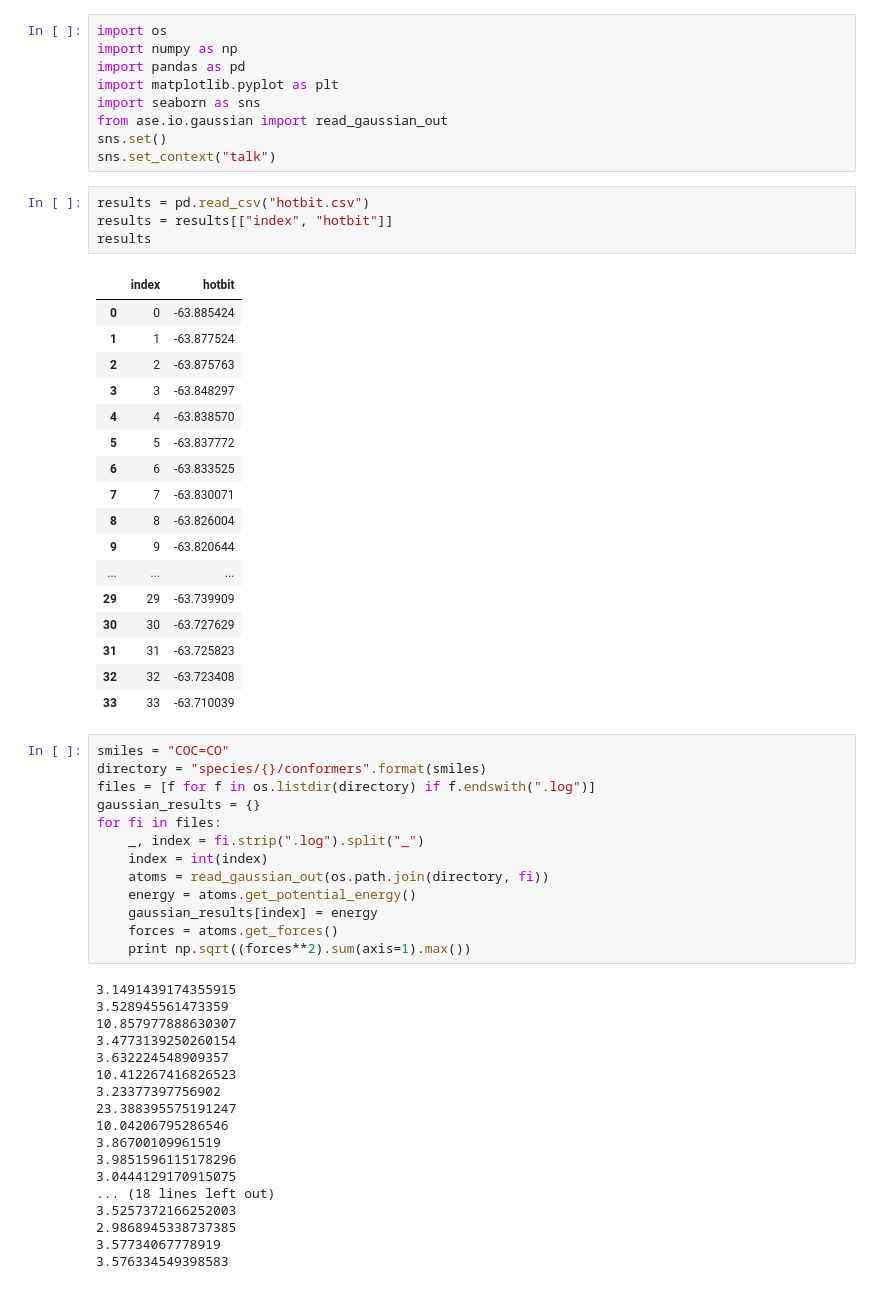
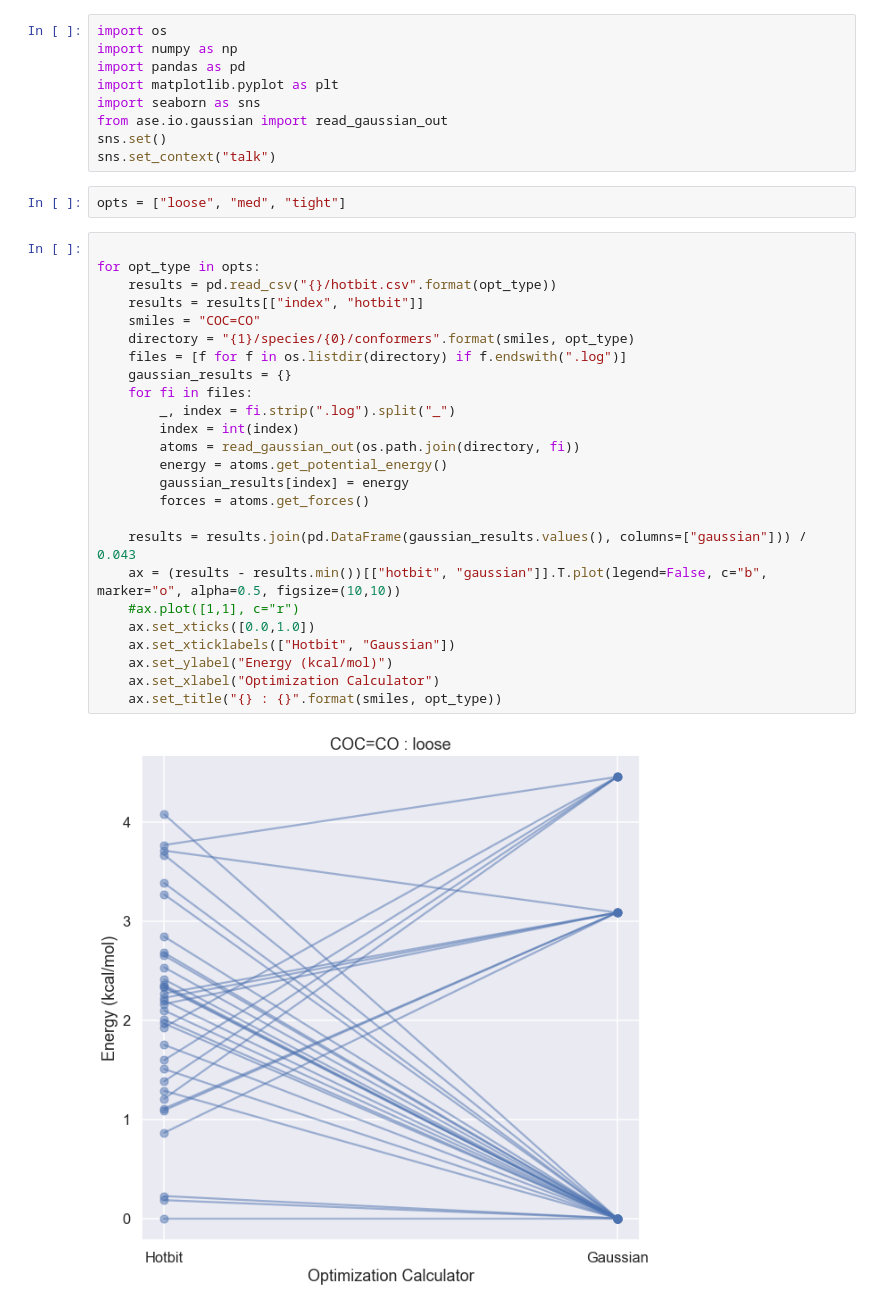
Before and after one commit to nateharms/profiling-conformers, a Jupyter notebook: plottin-species-results.ipynb, the cells around one changed output. Drawn from its saved outputs; the diff is of its cells as text.

```diff
--- a/plottin-species-results.ipynb
+++ b/plottin-species-results.ipynb
@@ -7,56 +7,32 @@ import seaborn as sns
 from ase.io.gaussian import read_gaussian_out
 sns.set()
 sns.set_context("talk")
-# %%
-results = pd.read_csv("hotbit.csv")
-results = results[["index", "hotbit"]]
-results
-# %% [output]
-|  | index | hotbit |
-| 0 | 0 | -63.885424 |
-| 1 | 1 | -63.877524 |
-| 2 | 2 | -63.875763 |
-| 3 | 3 | -63.848297 |
-| 4 | 4 | -63.838570 |
-| 5 | 5 | -63.837772 |
-| 6 | 6 | -63.833525 |
-| 7 | 7 | -63.830071 |
-| 8 | 8 | -63.826004 |
-| 9 | 9 | -63.820644 |
-| ... | ... | ... |
-| 29 | 29 | -63.739909 |
-| 30 | 30 | -63.727629 |
-| 31 | 31 | -63.725823 |
-| 32 | 32 | -63.723408 |
-| 33 | 33 | -63.710039 |
+# %%
+opts = ["loose", "med", "tight"]
 # %%
-smiles = "COC=CO"
-directory = "species/{}/conformers".format(smiles)
-files = [f for f in os.listdir(directory) if f.endswith(".log")]
-gaussian_results = {}
-for fi in files:
-    _, index = fi.strip(".log").split("_")
-    index = int(index)
-    atoms = read_gaussian_out(os.path.join(directory, fi))
-    energy = atoms.get_potential_energy()
-    gaussian_results[index] = energy
-    forces = atoms.get_forces()
-    print np.sqrt((forces**2).sum(axis=1).max())
+
+for opt_type in opts:
+    results = pd.read_csv("{}/hotbit.csv".format(opt_type))
+    results = results[["index", "hotbit"]]
+    smiles = "COC=CO"
+    directory = "{1}/species/{0}/conformers".format(smiles, opt_type)
+    files = [f for f in os.listdir(directory) if f.endswith(".log")]
+    gaussian_results = {}
+    for fi in files:
+        _, index = fi.strip(".log").split("_")
+        index = int(index)
+        atoms = read_gaussian_out(os.path.join(directory, fi))
+        energy = atoms.get_potential_energy()
+        gaussian_results[index] = energy
+        forces = atoms.get_forces()
+
+    results = results.join(pd.DataFrame(gaussian_results.values(), columns=["gaussian"])) / 0.043
+    ax = (results - results.min())[["hotbit", "gaussian"]].T.plot(legend=False, c="b", marker="o", alpha=0.5, figsize=(10,10))
+    #ax.plot([1,1], c="r")
+    ax.set_xticks([0.0,1.0])
+    ax.set_xticklabels(["Hotbit", "Gaussian"])
+    ax.set_ylabel("Energy (kcal/mol)")
+    ax.set_xlabel("Optimization Calculator")
+    ax.set_title("{} : {}".format(smiles, opt_type))
 # %% [output]
-3.1491439174355915
-3.528945561473359
-10.857977888630307
-3.4773139250260154
-3.632224548909357
-10.412267416826523
-3.23377397756902
-23.388395575191247
-10.04206795286546
-3.86700109961519
-3.9851596115178296
-3.0444129170915075
-... (18 lines left out)
-3.5257372166252003
-2.9868945338737385
-3.57734067778919
-3.576334549398583
+[figure, added]
```
Also changed, not shown: parts of 6 cells of this notebook, 1 other file.
